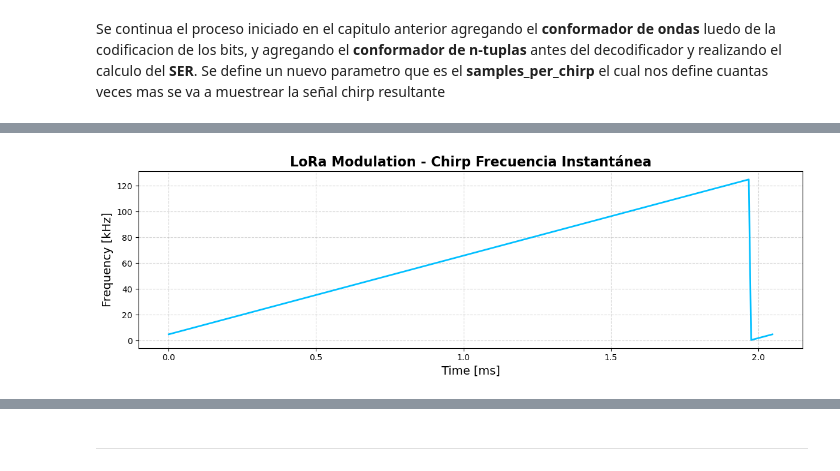
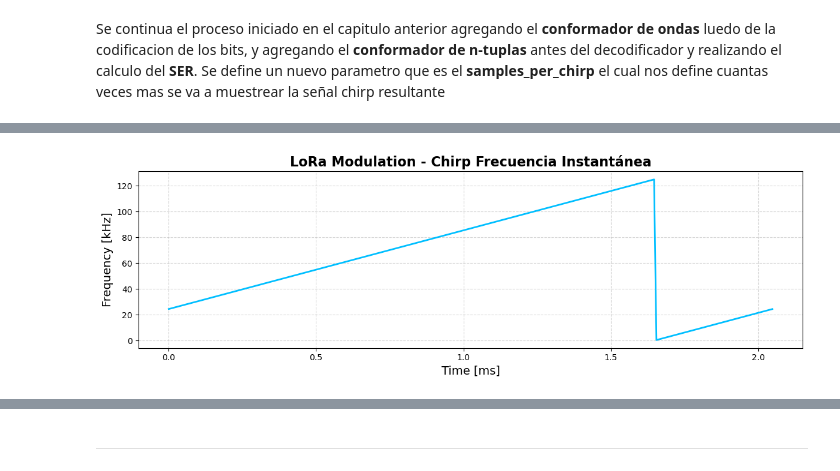
Before and after one commit to nicopinera/com-dig, a Jupyter notebook: Entregas/TerceraEntrega.ipynb, the cells around one changed output, grey strips where cells are left out. Saved outputs shown, nothing was run; the diff lists cells and outputs as text; code cells hidden in the pictures.

```diff
--- a/Entregas/TerceraEntrega.ipynb
+++ b/Entregas/TerceraEntrega.ipynb
@@ -517,8 +517,8 @@ Salida del conformador de onda: [-0.01439183-0.02773874j -0.00775577-0.03027227j
 ------------------------------
 # %%
-plot_lora_frequency_chirp(10, SF)
+plot_lora_frequency_chirp(50, SF)
 # %% [output]
-[figure, old version]
+[figure, new version]
 # %%
 graficar_señal_modulada(simbolos_modulados, 2, SF, samples_per_chirp, B)
 # %% [output]
```
Also changed, not shown: parts of 13 cells of this notebook.
